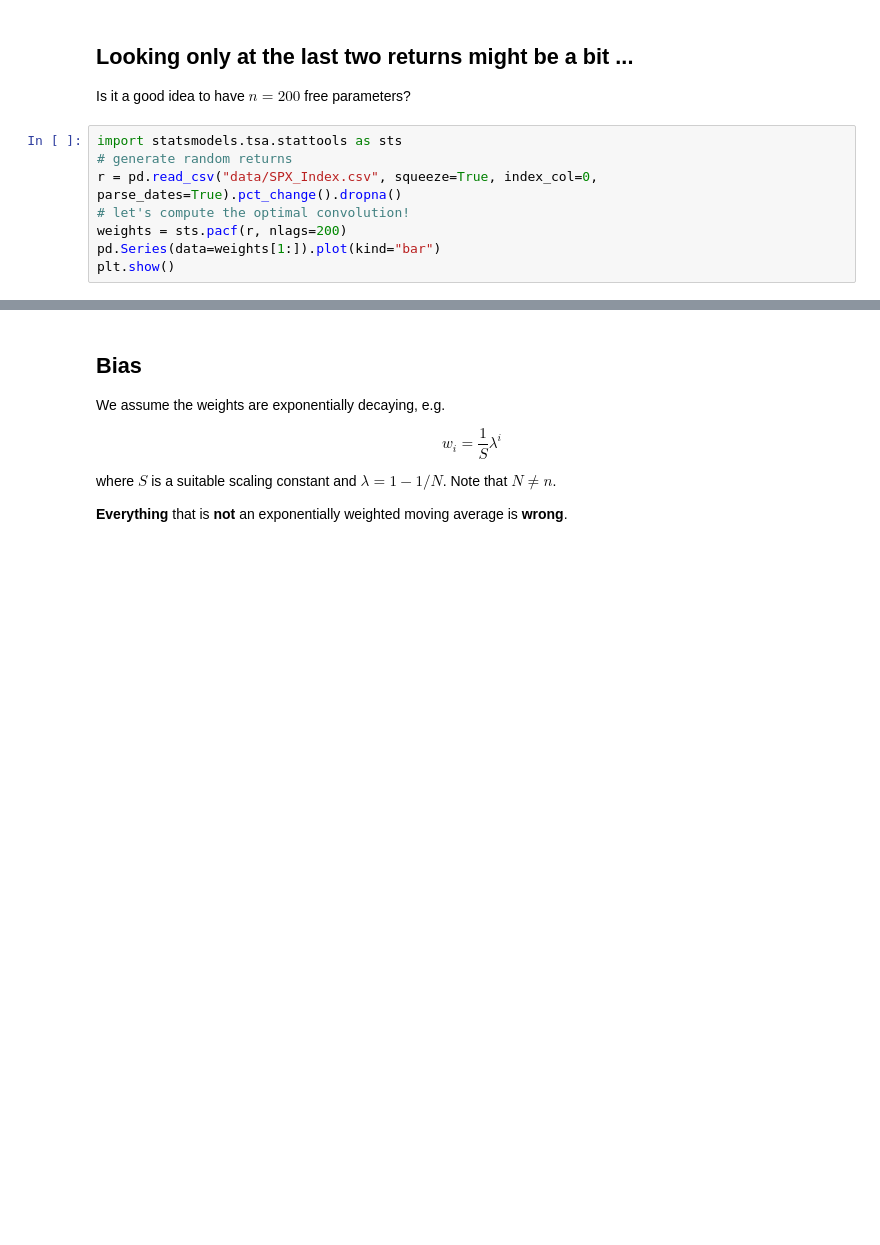
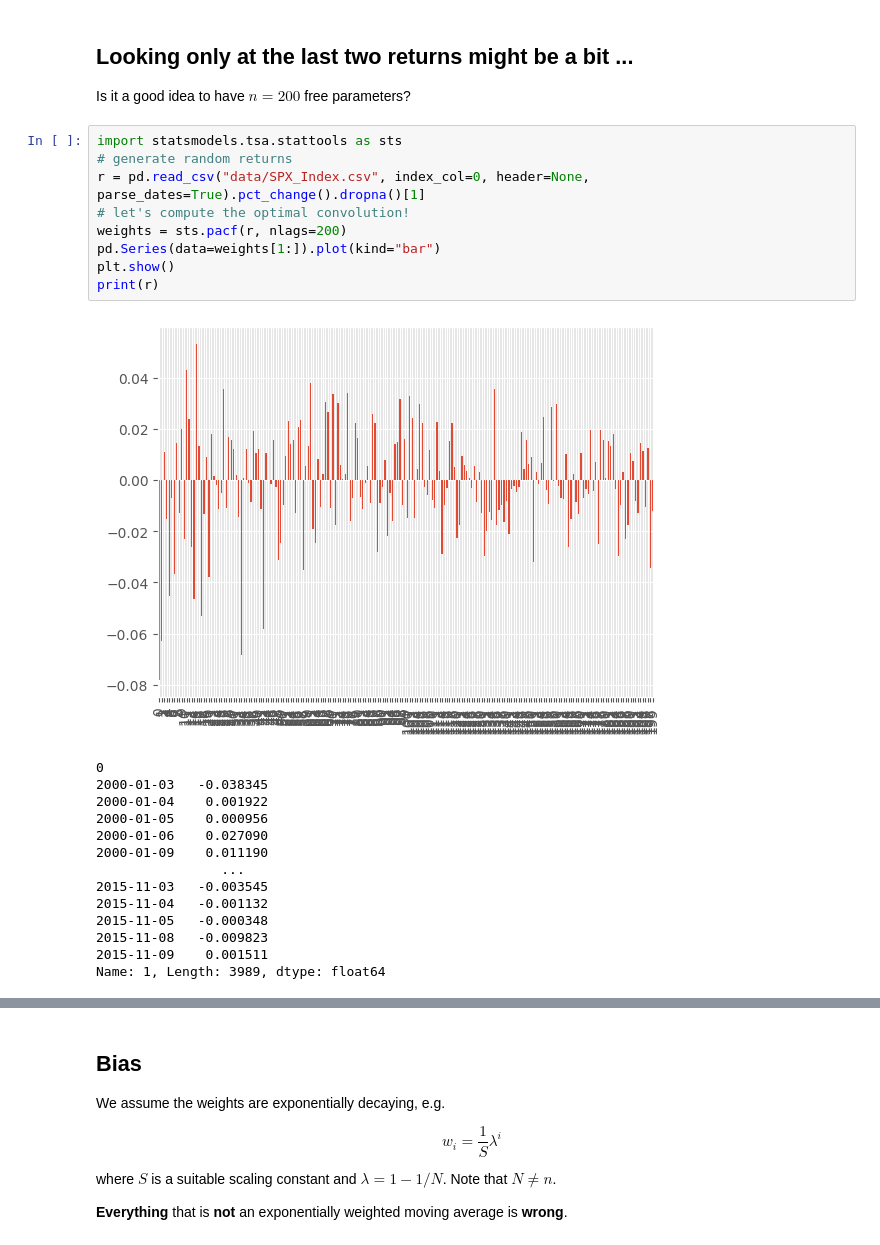
Before and after one commit to tschm/epfl, a Jupyter notebook: book/docs/ConstructingARestimators.ipynb, the cells around one changed output, grey strips where cells are left out. Drawn from its saved outputs; the diff is of its cells as text; blank space fills up the shorter version.

```diff
--- a/book/docs/ConstructingARestimators.ipynb
+++ b/book/docs/ConstructingARestimators.ipynb
@@ -53,11 +80,27 @@ Is it a good idea to have $n=200$ free parameters?
 # %%
 import statsmodels.tsa.stattools as sts
 # generate random returns
-r = pd.read_csv("data/SPX_Index.csv", squeeze=True, index_col=0, parse_dates=True).pct_change().dropna()
+r = pd.read_csv("data/SPX_Index.csv", index_col=0, header=None, parse_dates=True).pct_change().dropna()[1]
 # let's compute the optimal convolution!
 weights = sts.pacf(r, nlags=200)
 pd.Series(data=weights[1:]).plot(kind="bar")
 plt.show()
+print(r)
+# %% [output]
+[figure, added]
+0
+2000-01-03   -0.038345
+2000-01-04    0.001922
+2000-01-05    0.000956
+2000-01-06    0.027090
+2000-01-09    0.011190
+                ...
+2015-11-03   -0.003545
+2015-11-04   -0.001132
+2015-11-05   -0.000348
+2015-11-08   -0.009823
+2015-11-09    0.001511
+Name: 1, Length: 3989, dtype: float64
 # %%
 # The trading system!
 pos = convolution(r, weights[1:])
```
Also changed, not shown: parts of 11 cells of this notebook, 5 other files.
